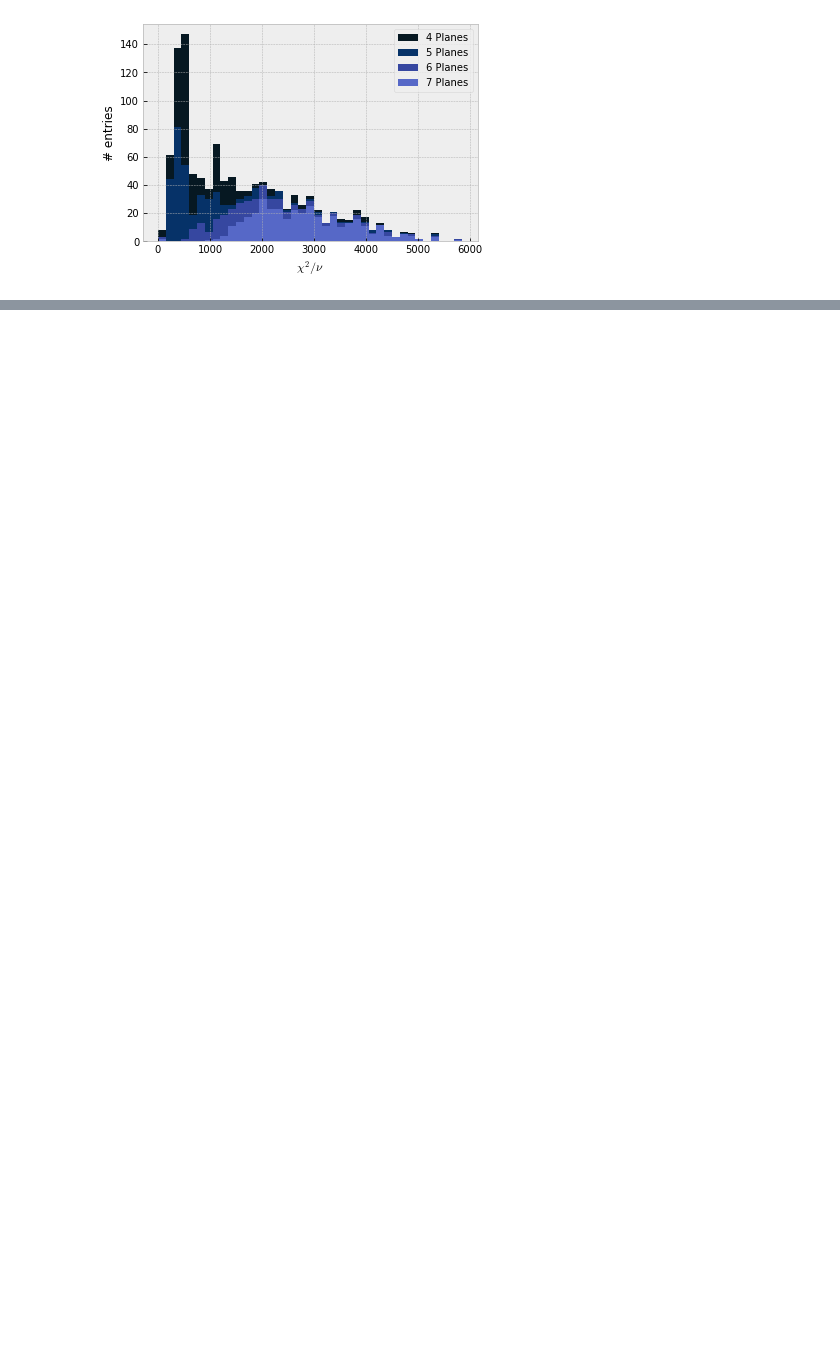
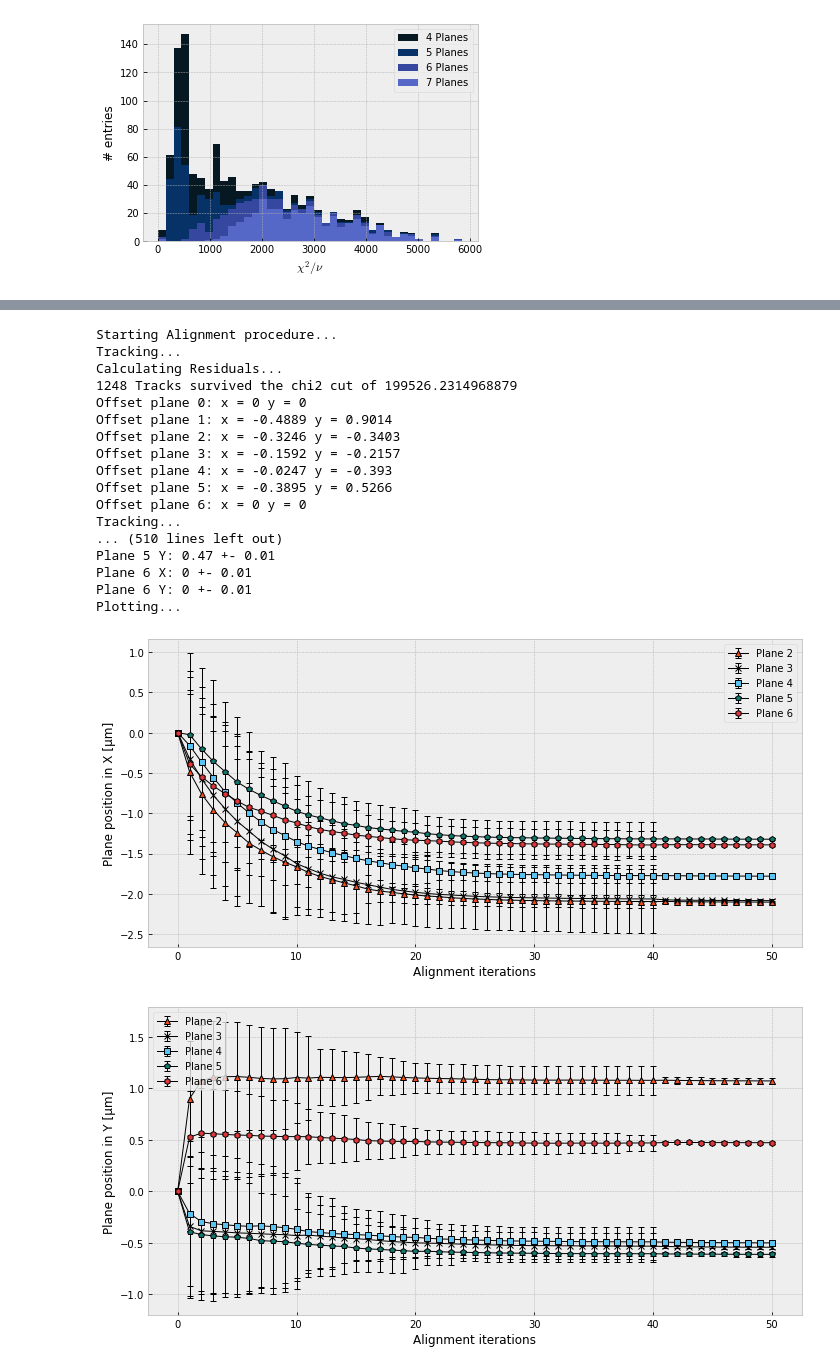
Before and after one commit to DavidSchledewitz/Awesome_Cosmics, a Jupyter notebook: 3_Manual_Analysis/Tutorial.ipynb, the cells around one changed output, grey strips where cells are left out. Saved outputs shown, nothing was run; the diff lists cells and outputs as text; code cells hidden in the pictures; blank space fills up the shorter version.

```diff
--- a/3_Manual_Analysis/Tutorial.ipynb
+++ b/3_Manual_Analysis/Tutorial.ipynb
@@ -540,4 +556,16 @@ This is where the magic happens. As we learned, each plane has a slight offset,
 # %%
+planes_used = [0,6]   #Planes fixed for alignment
+alignments = 50       #Number of alignment steps (~50 recommended)
+fine_alignments = 10  #Number of fine alignment steps (~10 recommended)
+plot_each_step = False #Debugging
+chi2_cut = np.logspace(5.3,1,alignments-fine_alignments)
+min_chi2_reached = False
+
+min_nop = 4
+N = len(hit_data) # Number of events (hardcoded for now)
+ppx, ppy, ppz = 0.02924, 0.02688, 20
+cnt = 0
+
 # Initialize list for plotting alignment progress
 posx, posy, dposx, dposy = [], [], [], []
 for i in range(7):
@@ -716,31 +744,51 @@ for plane in range(7):
         plane,np.round(posy[plane][alignments],2),np.round(dposy[plane][alignments],2)))
 
 # Plot section {{{
 print('Plotting...')
 markers=['o','^','x','s','p','h','D']
 col=['#fbcf36','#ed4c1c','#9c7e70','#5ac2f1','#11776c','#e0363a','#6a1c10']
 xaxis = np.arange(alignments+1)
 plt.figure(figsize=(10,5))
 plt.xlabel('Alignment iterations')
 plt.ylabel('Plane position in X [μm]')
 #plt.ylim(-1000,400)
 for plane in range(7):
     if plane in planes_used: continue
     plt.errorbar(xaxis,posx[plane],yerr=dposx[plane], label='Plane {}'.format(plane+1),
             linewidth=1,marker=markers[plane],color='black',capsize=3,mfc=col[plane])
 plt.legend()
 plt.tight_layout()
 
 plt.figure(figsize=(10,5))
 plt.xlabel('Alignment iterations')
 plt.ylabel('Plane position in Y [μm]')
 #plt.ylim(-1200,600)
 for plane in range(7):
     if plane in planes_used: continue
     plt.errorbar(xaxis,posy[plane],yerr=dposy[plane], label='Plane {}'.format(plane+1),
             linewidth=1,marker=markers[plane],color='black',capsize=3,mfc=col[plane])
 plt.legend()
 plt.tight_layout()
 plt.show()
 # }}}
+# %% [output]
+Starting Alignment procedure...
+Tracking...
+Calculating Residuals...
+1248 Tracks survived the chi2 cut of 199526.2314968879
+Offset plane 0: x = 0 y = 0
+Offset plane 1: x = -0.4889 y = 0.9014
+Offset plane 2: x = -0.3246 y = -0.3403
+Offset plane 3: x = -0.1592 y = -0.2157
+Offset plane 4: x = -0.0247 y = -0.393
+Offset plane 5: x = -0.3895 y = 0.5266
+Offset plane 6: x = 0 y = 0
+Tracking...
+... (510 lines left out)
+Plane 5 Y: 0.47 +- 0.01
+Plane 6 X: 0 +- 0.01
+Plane 6 Y: 0 +- 0.01
+Plotting...
+[figure, added]
+[figure, added]
 # %%
```
Also changed, not shown: parts of 23 cells of this notebook, 3 other files.
